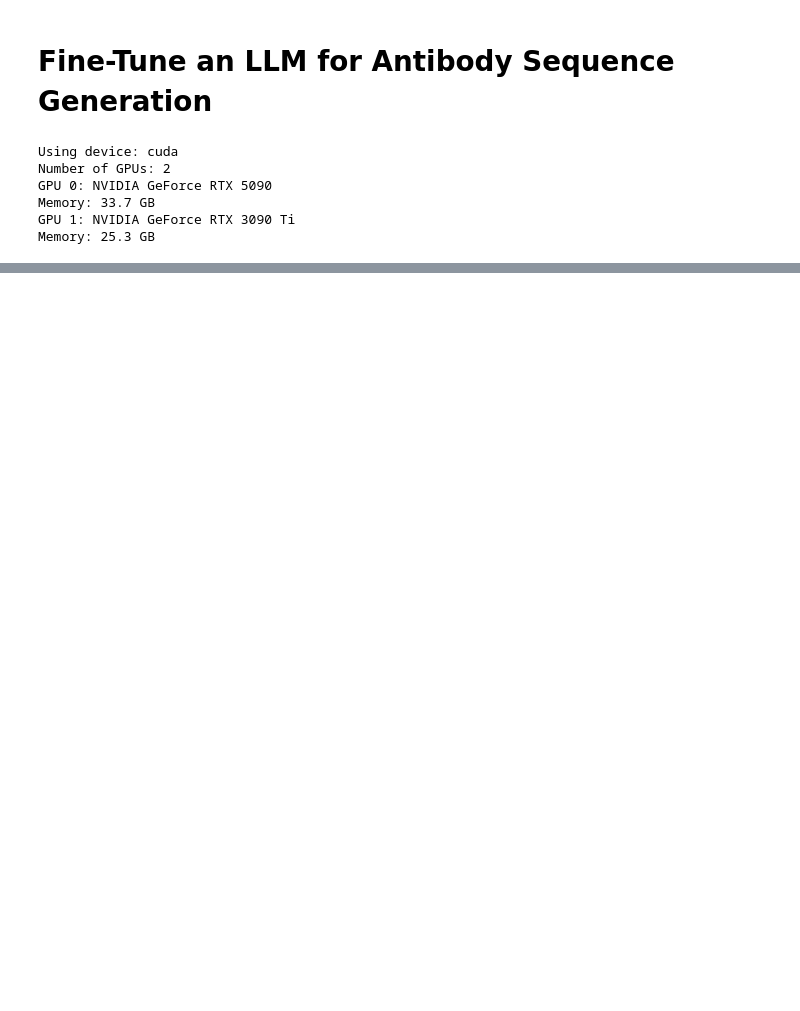
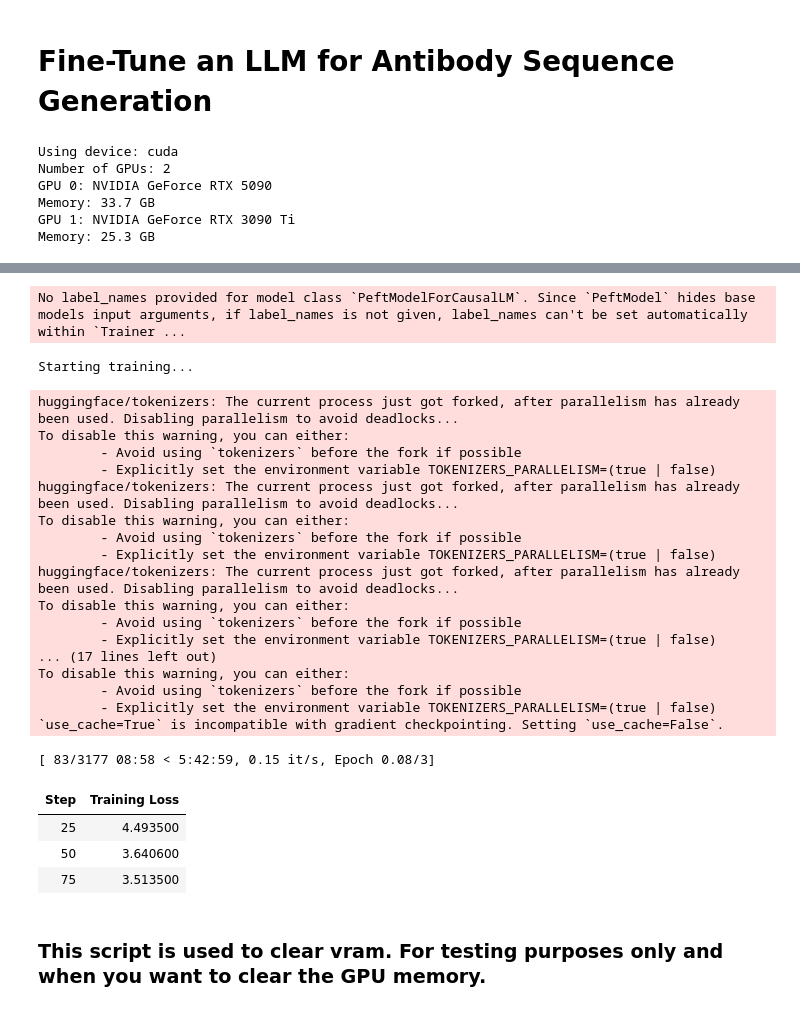
Before and after one commit to silicobio/peleke, a Jupyter notebook: scripts/finetune.ipynb, the cells around one changed output, grey strips where cells are left out. Drawn from its saved outputs; the diff is of its cells as text; code cells hidden in the pictures; blank space fills up the shorter version.

```diff
--- a/scripts/finetune.ipynb
+++ b/scripts/finetune.ipynb
@@ -93,0 +175,5 @@ model = AutoModelForCausalLM.from_pretrained(
+# %%
+# Add task-specific tokens
+task_tokens = ["Antigen", "Antibody", "Epitope"]
+tokenizer.add_tokens(task_tokens)
+model.resize_token_embeddings(len(tokenizer))
@@ -236,0 +228,18 @@ TrainOutput(global_step=1434, training_loss=2.472764045789817, metrics={'train_r
+# %%
+ # Configure LoRA
+## PEFT configuration
+peft_config = LoraConfig(
+    r=8,
+    lora_alpha=16,
+    lora_dropout=0.05,
+    bias="none",
+    task_type=TaskType.CAUSAL_LM,
+    # target_modules=["q_proj", "v_proj", "k_proj", "o_proj"]
+    target_modules=["o_proj", "qkv_proj"],
+)
+
+# Apply LoRA to the model
+model = get_peft_model(model, peft_config)
+
+# Print trainable parameters
+model.print_trainable_parameters()
@@ -236,0 +373,48 @@ TrainOutput(global_step=1434, training_loss=2.472764045789817, metrics={'train_r
+# %%
+# Set up SFTTrainer
+from trl import SFTTrainer
+trainer = SFTTrainer(
+    model=model,
+    train_dataset=tokenized_dataset,
+    data_collator=data_collator,
+    args=training_args,
+    callbacks=[GPUMemoryCallback(log_every_n_steps=50)],  # Log every 50 steps
+)
+
+# Start training
+print("Starting training...")
+trainer.train()
+
+# Finish wandb run
+wandb.finish()
+
+# Save the trained model
+trainer.save_model()
+print(f"Model saved to {training_args.output_dir}")
+# %% [output]
+No label_names provided for model class `PeftModelForCausalLM`. Since `PeftModel` hides base models input arguments, if label_names is not given, label_names can't be set automatically within `Trainer ...
+Starting training...
+huggingface/tokenizers: The current process just got forked, after parallelism has already been used. Disabling parallelism to avoid deadlocks...
+To disable this warning, you can either:
+        - Avoid using `tokenizers` before the fork if possible
+        - Explicitly set the environment variable TOKENIZERS_PARALLELISM=(true | false)
+huggingface/tokenizers: The current process just got forked, after parallelism has already been used. Disabling parallelism to avoid deadlocks...
+To disable this warning, you can either:
+        - Avoid using `tokenizers` before the fork if possible
+        - Explicitly set the environment variable TOKENIZERS_PARALLELISM=(true | false)
+huggingface/tokenizers: The current process just got forked, after parallelism has already been used. Disabling parallelism to avoid deadlocks...
+To disable this warning, you can either:
+        - Avoid using `tokenizers` before the fork if possible
+        - Explicitly set the environment variable TOKENIZERS_PARALLELISM=(true | false)
+... (17 lines left out)
+To disable this warning, you can either:
+        - Avoid using `tokenizers` before the fork if possible
+        - Explicitly set the environment variable TOKENIZERS_PARALLELISM=(true | false)
+`use_cache=True` is incompatible with gradient checkpointing. Setting `use_cache=False`.
+[ 83/3177 08:58 < 5:42:59, 0.15 it/s, Epoch 0.08/3]
+| Step | Training Loss |
+| 25 | 4.493500 |
+| 50 | 3.640600 |
+| 75 | 3.513500 |
+# %% [markdown]
+### This script is used to clear vram. For testing purposes only and when you want to clear the GPU memory.
```
Also changed, not shown: parts of 32 cells of this notebook.
